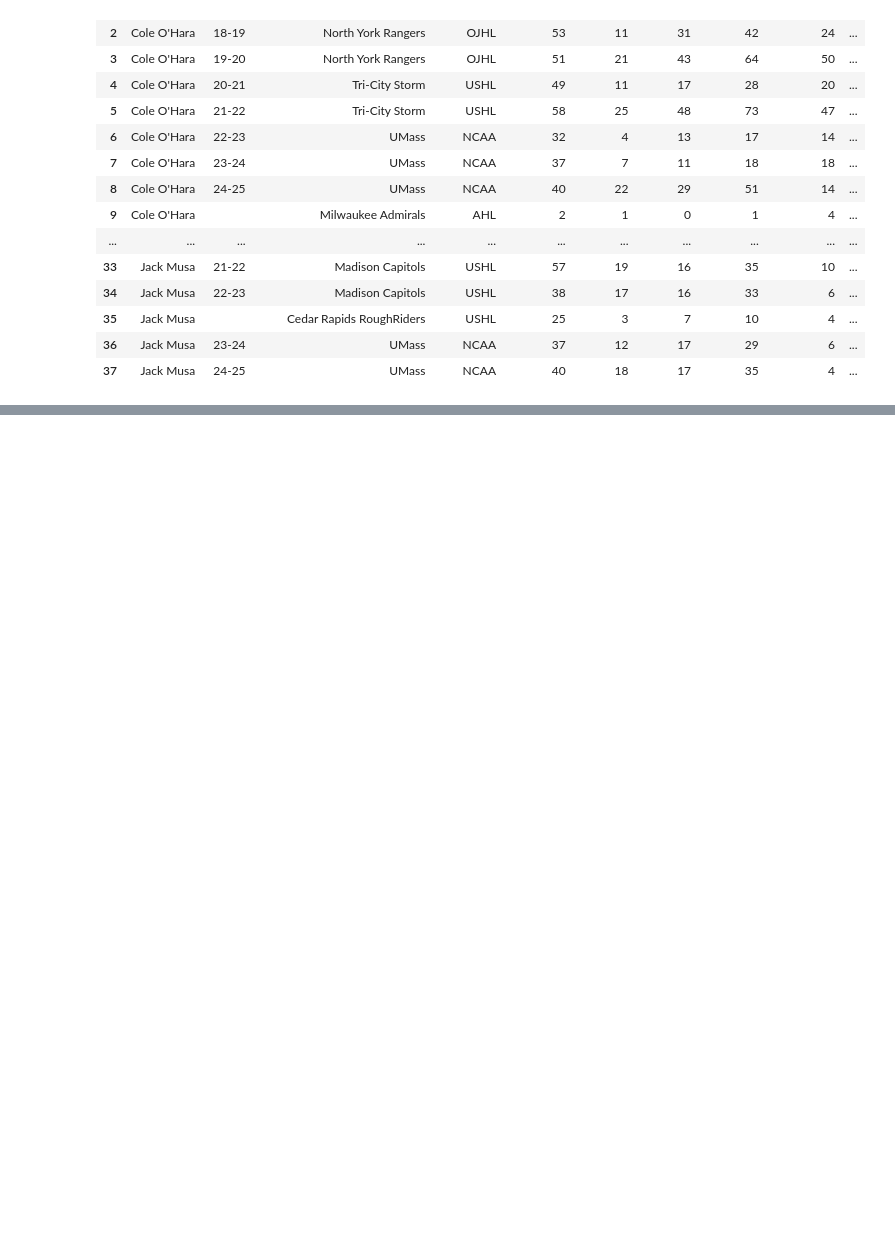
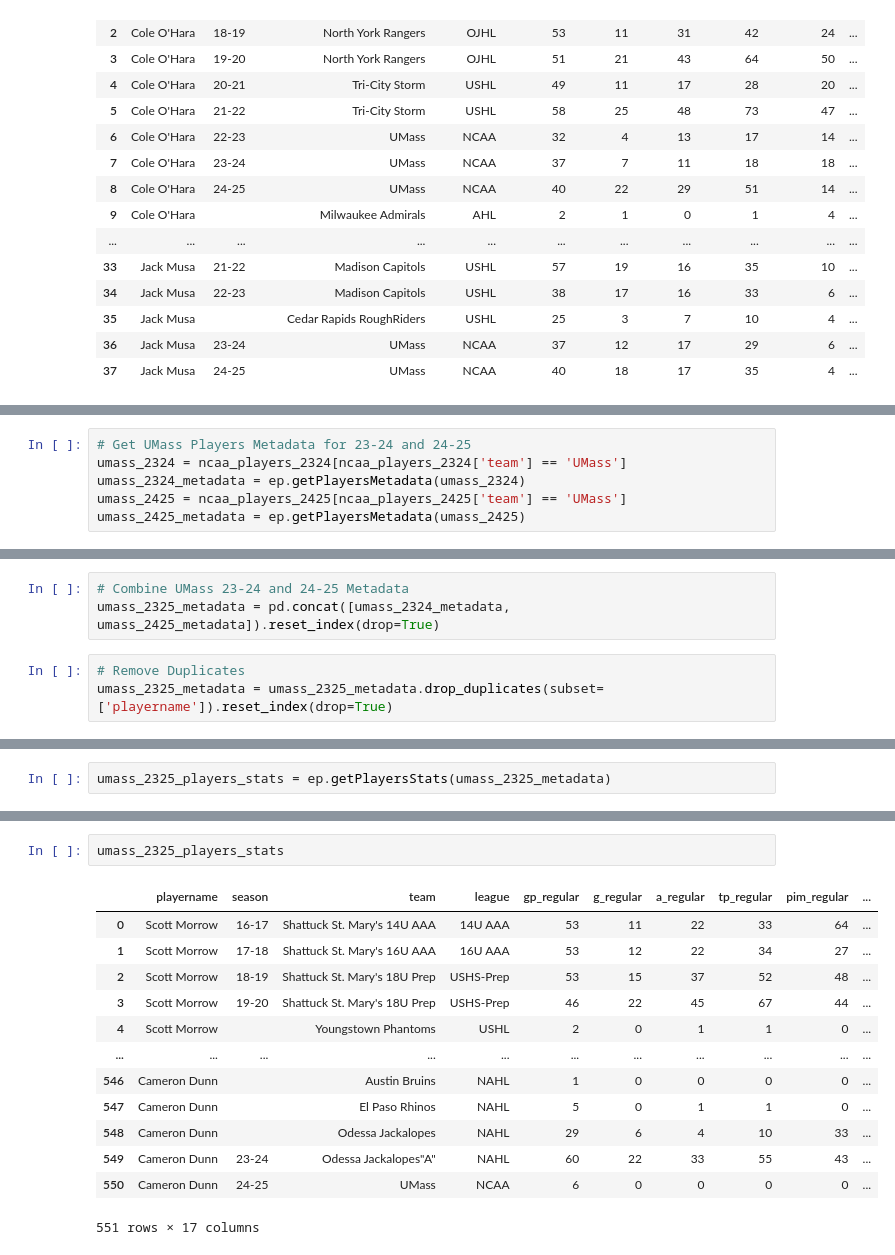
Before and after one commit to shigenogoro/NHL-Prospect-Predictor, a Jupyter notebook: eliteprospects_scraper/eliteprospects_scraper_test.ipynb, the cells around one changed output, grey strips where cells are left out. Cells and saved outputs as stored; diff of their text form; blank space fills up the shorter version.

Commit message:
Test: Get UMass Player's stats

```diff
--- a/eliteprospects_scraper/eliteprospects_scraper_test.ipynb
+++ b/eliteprospects_scraper/eliteprospects_scraper_test.ipynb
@@ -99,0 +130,6 @@ umass_2425_players_stats
+# %%
+# Get UMass Players Metadata for 23-24 and 24-25
+umass_2324 = ncaa_players_2324[ncaa_players_2324['team'] == 'UMass']
+umass_2324_metadata = ep.getPlayersMetadata(umass_2324)
+umass_2425 = ncaa_players_2425[ncaa_players_2425['team'] == 'UMass']
+umass_2425_metadata = ep.getPlayersMetadata(umass_2425)
@@ -99,0 +176,6 @@ umass_2425_players_stats
+# %%
+# Combine UMass 23-24 and 24-25 Metadata
+umass_2325_metadata = pd.concat([umass_2324_metadata, umass_2425_metadata]).reset_index(drop=True)
+# %%
+# Remove Duplicates
+umass_2325_metadata = umass_2325_metadata.drop_duplicates(subset=['playername']).reset_index(drop=True)
@@ -99,0 +204,2 @@ umass_2425_players_stats
+# %%
+umass_2325_players_stats = ep.getPlayersStats(umass_2325_metadata)
@@ -99,0 +224,16 @@ umass_2425_players_stats
+# %%
+umass_2325_players_stats
+# %% [output]
+|  | playername | season | team | league | gp_regular | g_regular | a_regular | tp_regular | pim_regular | ... |
+| 0 | Scott Morrow | 16-17 | Shattuck St. Mary's 14U AAA | 14U AAA | 53 | 11 | 22 | 33 | 64 | ... |
+| 1 | Scott Morrow | 17-18 | Shattuck St. Mary's 16U AAA | 16U AAA | 53 | 12 | 22 | 34 | 27 | ... |
+| 2 | Scott Morrow | 18-19 | Shattuck St. Mary's 18U Prep | USHS-Prep | 53 | 15 | 37 | 52 | 48 | ... |
+| 3 | Scott Morrow | 19-20 | Shattuck St. Mary's 18U Prep | USHS-Prep | 46 | 22 | 45 | 67 | 44 | ... |
+| 4 | Scott Morrow |  | Youngstown Phantoms | USHL | 2 | 0 | 1 | 1 | 0 | ... |
+| ... | ... | ... | ... | ... | ... | ... | ... | ... | ... | ... |
+| 546 | Cameron Dunn |  | Austin Bruins | NAHL | 1 | 0 | 0 | 0 | 0 | ... |
+| 547 | Cameron Dunn |  | El Paso Rhinos | NAHL | 5 | 0 | 1 | 1 | 0 | ... |
+| 548 | Cameron Dunn |  | Odessa Jackalopes | NAHL | 29 | 6 | 4 | 10 | 33 | ... |
+| 549 | Cameron Dunn | 23-24 | Odessa Jackalopes"A" | NAHL | 60 | 22 | 33 | 55 | 43 | ... |
+| 550 | Cameron Dunn | 24-25 | UMass | NCAA | 6 | 0 | 0 | 0 | 0 | ... |
+551 rows × 17 columns
```
Also changed, not shown: parts of 9 cells of this notebook, 2 other files.
